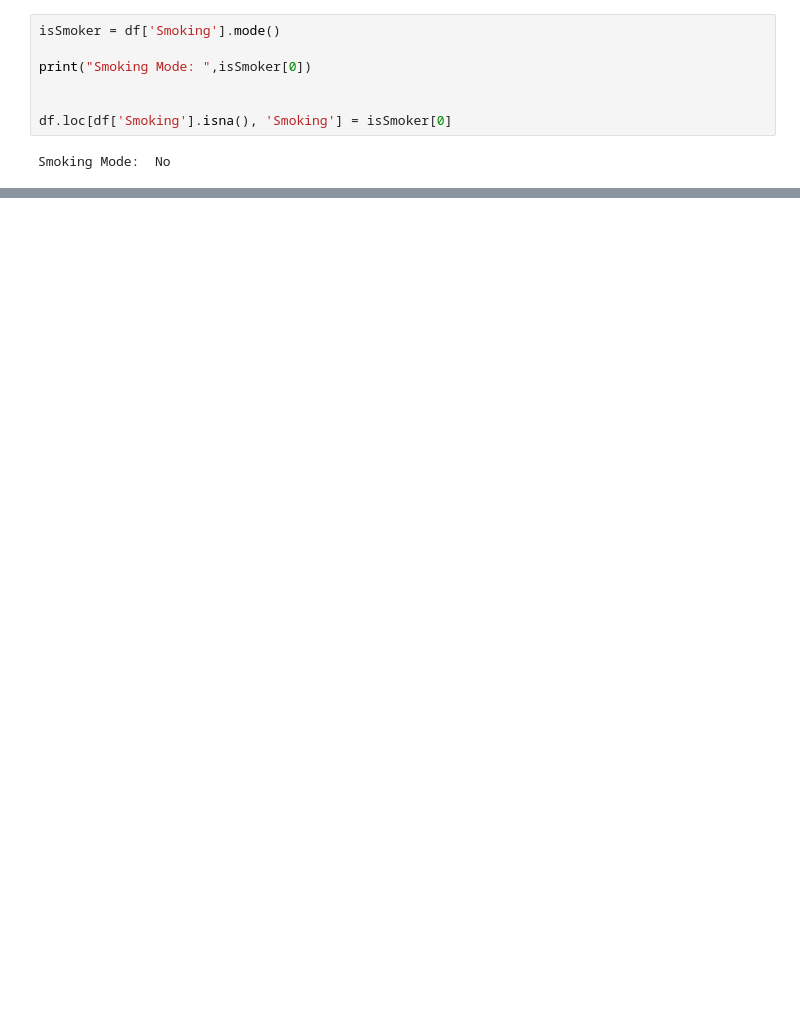
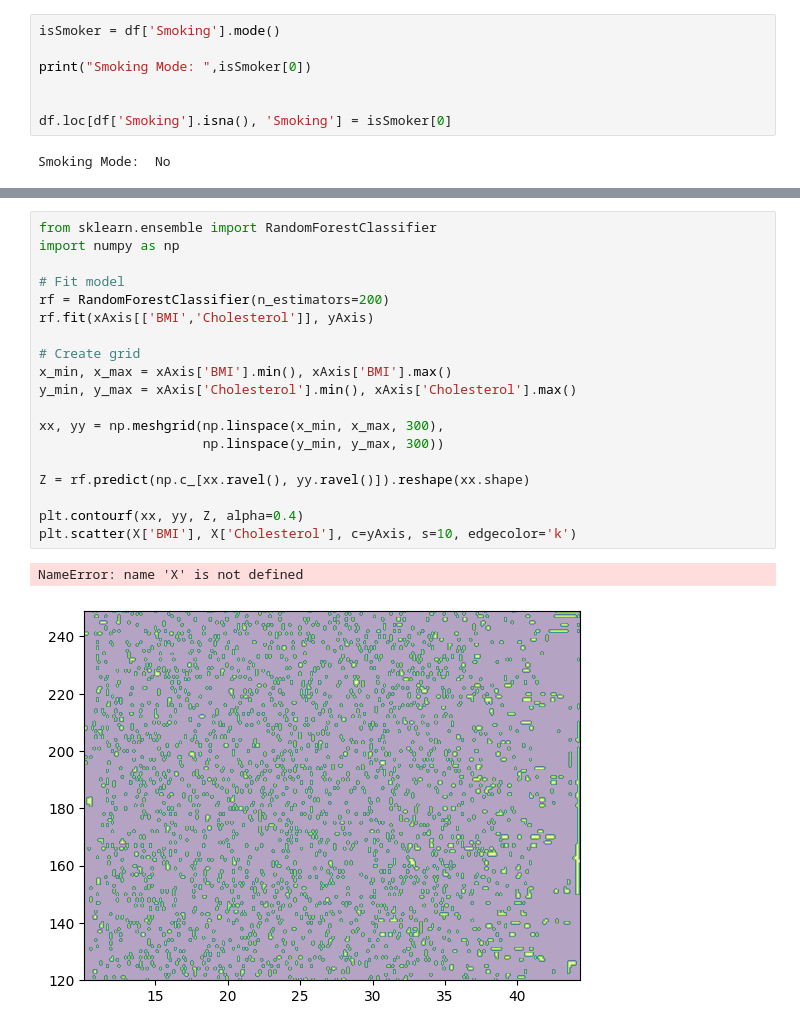
Before and after one commit to Ryan-Dunne/DataScience, a Jupyter notebook: DataPreprocessing.ipynb, the cells around one changed output, grey strips where cells are left out. Drawn from its saved outputs; the diff is of its cells as text; blank space fills up the shorter version.

```diff
--- a/DataPreprocessing.ipynb
+++ b/DataPreprocessing.ipynb
@@ -232,0 +346,22 @@ df.to_csv("completed_medical_students_dataset.csv")
+# %%
+from sklearn.ensemble import RandomForestClassifier
+import numpy as np
+
+# Fit model
+rf = RandomForestClassifier(n_estimators=200)
+rf.fit(xAxis[['BMI','Cholesterol']], yAxis)
+
+# Create grid
+x_min, x_max = xAxis['BMI'].min(), xAxis['BMI'].max()
+y_min, y_max = xAxis['Cholesterol'].min(), xAxis['Cholesterol'].max()
+
+xx, yy = np.meshgrid(np.linspace(x_min, x_max, 300),
+                     np.linspace(y_min, y_max, 300))
+
+Z = rf.predict(np.c_[xx.ravel(), yy.ravel()]).reshape(xx.shape)
+
+plt.contourf(xx, yy, Z, alpha=0.4)
+plt.scatter(X['BMI'], X['Cholesterol'], c=yAxis, s=10, edgecolor='k')
+# %% [output]
+NameError: name 'X' is not defined
+[figure, added]
```
Also changed, not shown: parts of 28 cells of this notebook, 2 other files.
